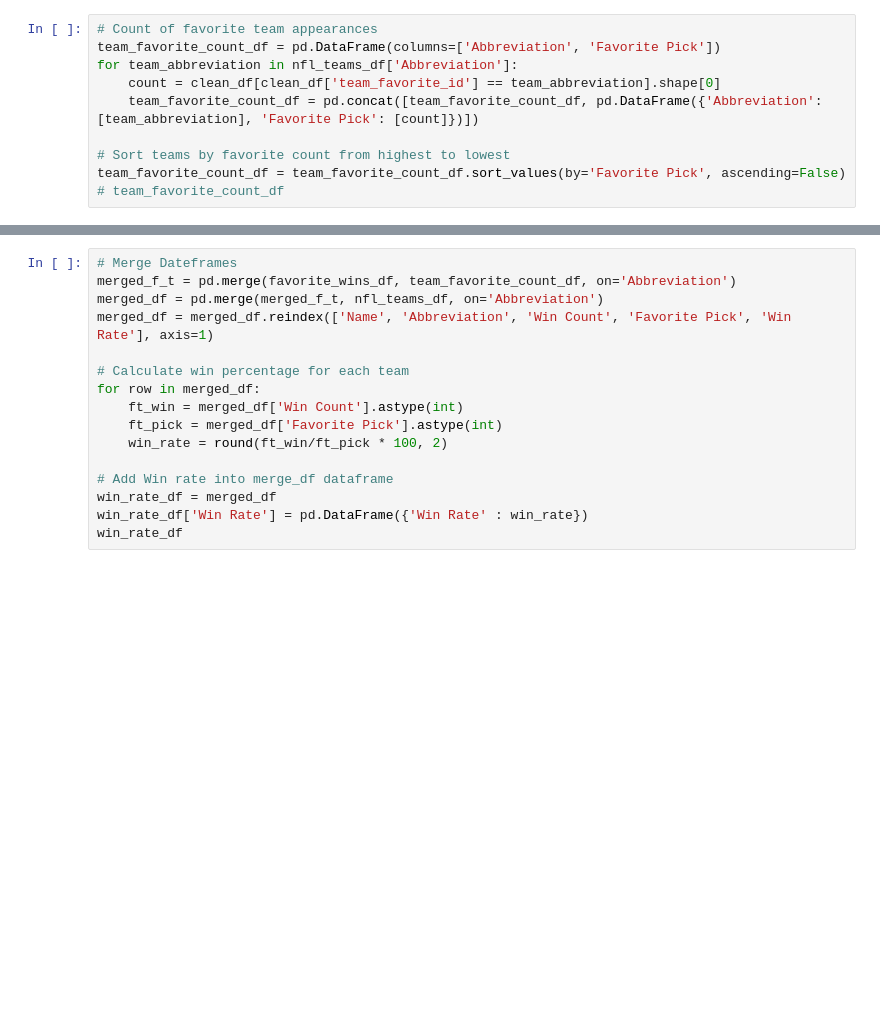
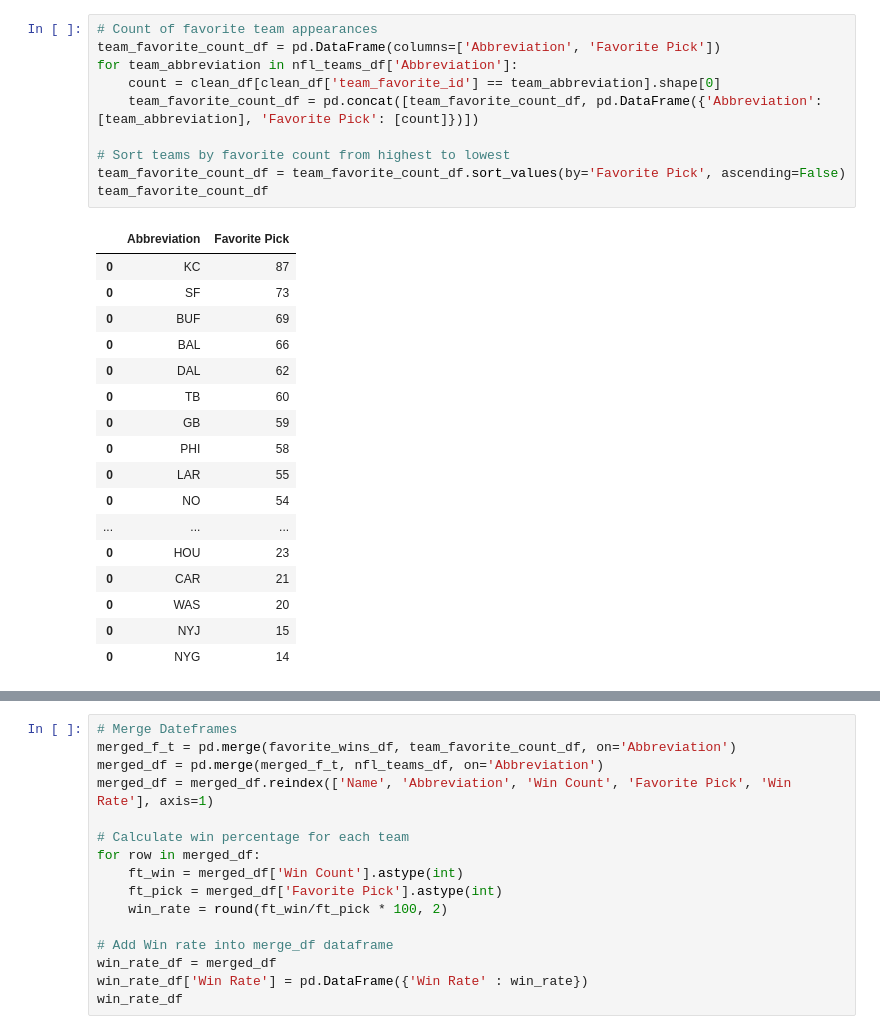
Before and after one commit to tarsian/Group_1-Project_1, a Jupyter notebook: NFL Betting/NFL_betting(Kwangho).ipynb, the cells around one changed output, grey strips where cells are left out. Drawn from its saved outputs; the diff is of its cells as text; blank space fills up the shorter version.

```diff
--- a/NFL Betting/NFL_betting(Kwangho).ipynb
+++ b/NFL Betting/NFL_betting(Kwangho).ipynb
@@ -20,13 +48,31 @@ clean_df = last_5_years_df.drop(columns=['stadium', 'stadium_neutral', 'weather_
 # %%
 # Count of favorite team appearances
 team_favorite_count_df = pd.DataFrame(columns=['Abbreviation', 'Favorite Pick'])
 for team_abbreviation in nfl_teams_df['Abbreviation']:
     count = clean_df[clean_df['team_favorite_id'] == team_abbreviation].shape[0]
     team_favorite_count_df = pd.concat([team_favorite_count_df, pd.DataFrame({'Abbreviation': [team_abbreviation], 'Favorite Pick': [count]})])
 
 # Sort teams by favorite count from highest to lowest
 team_favorite_count_df = team_favorite_count_df.sort_values(by='Favorite Pick', ascending=False)
-# team_favorite_count_df
+team_favorite_count_df
+# %% [output]
+|  | Abbreviation | Favorite Pick |
+| 0 | KC | 87 |
+| 0 | SF | 73 |
+| 0 | BUF | 69 |
+| 0 | BAL | 66 |
+| 0 | DAL | 62 |
+| 0 | TB | 60 |
+| 0 | GB | 59 |
+| 0 | PHI | 58 |
+| 0 | LAR | 55 |
+| 0 | NO | 54 |
+| ... | ... | ... |
+| 0 | HOU | 23 |
+| 0 | CAR | 21 |
+| 0 | WAS | 20 |
+| 0 | NYJ | 15 |
+| 0 | NYG | 14 |
 # %%
 # Count of favorite team appearances
 
```
Also changed, not shown: parts of 4 cells of this notebook.
